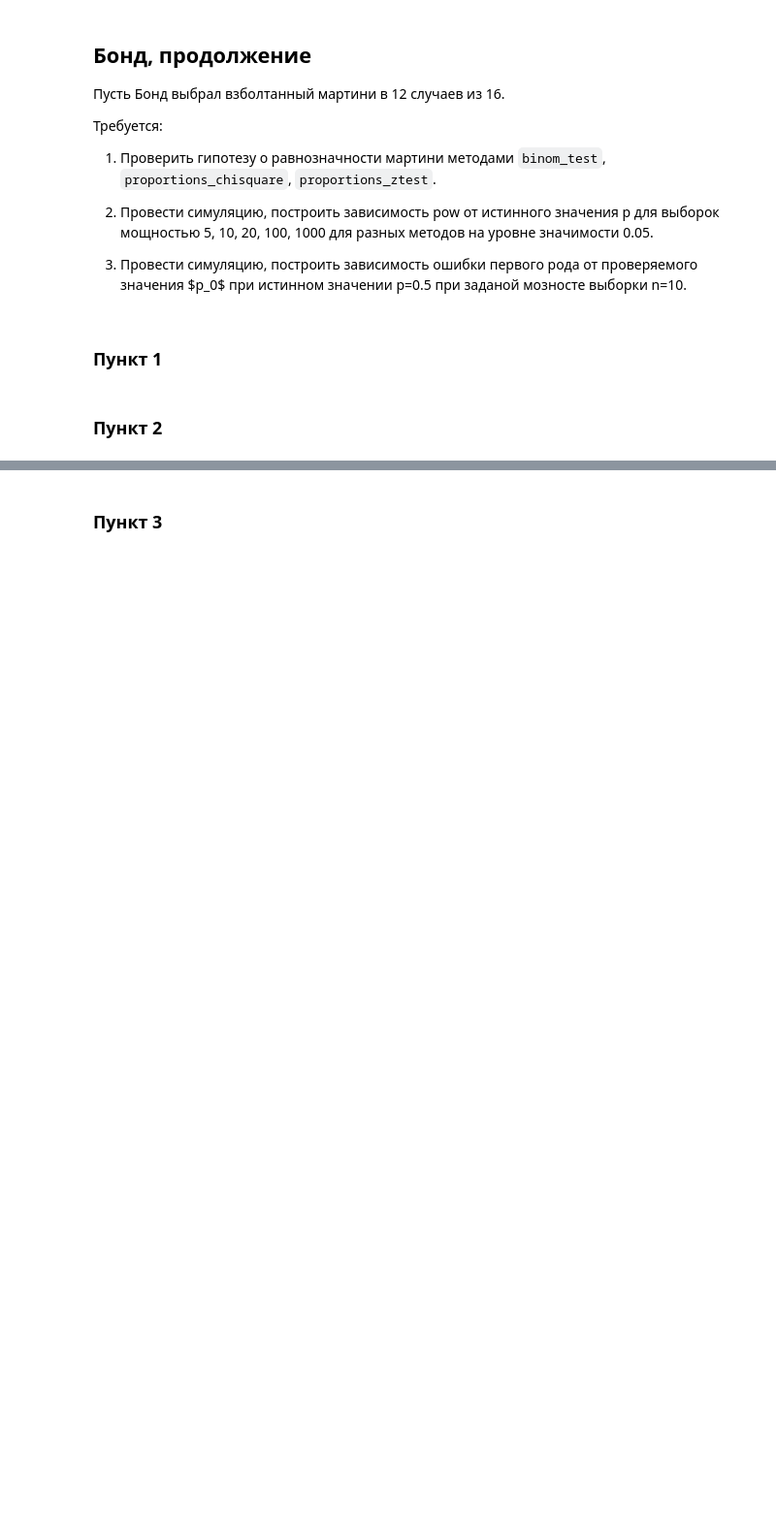
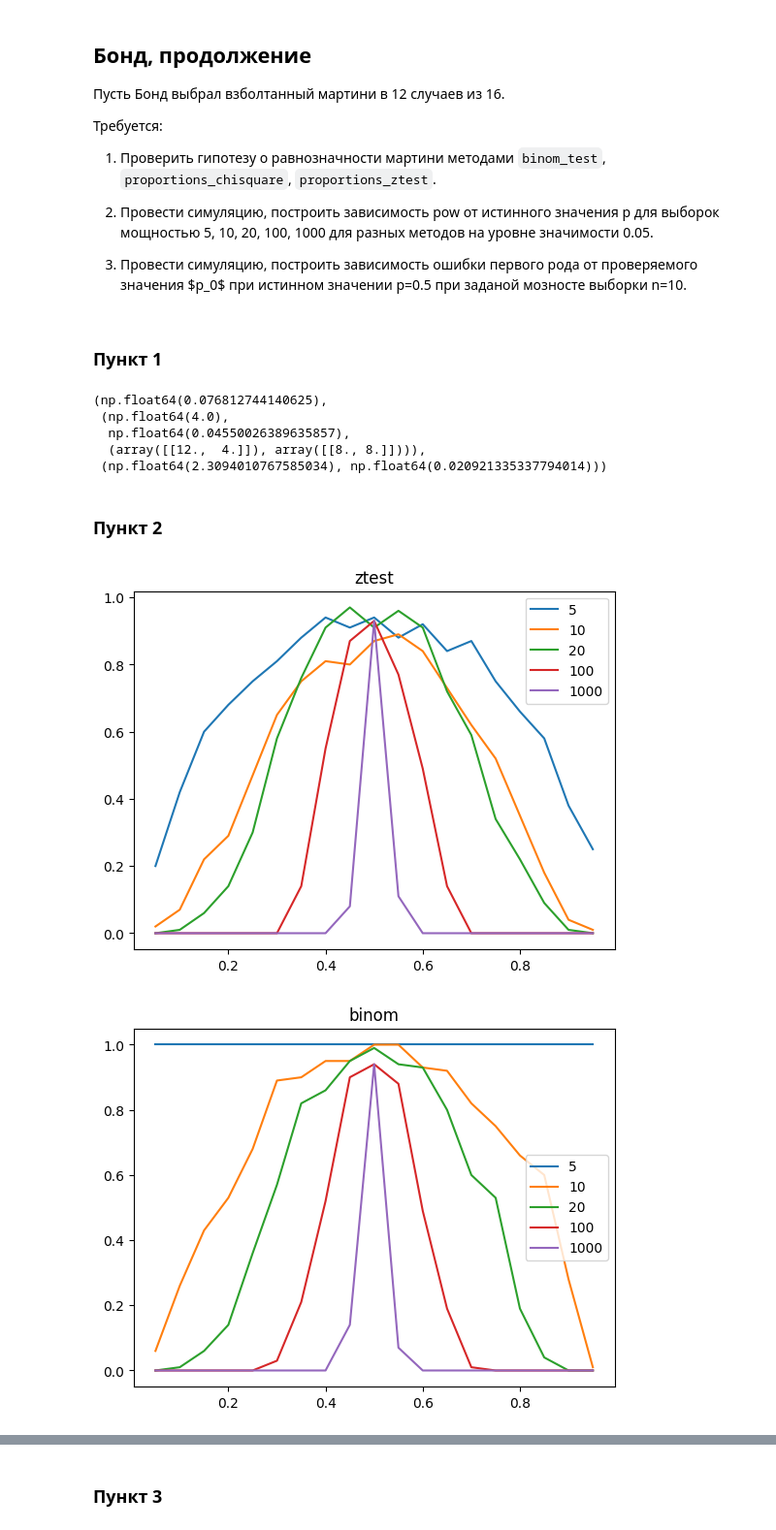
Before and after one commit to andriygav/PSAD, a Jupyter notebook: seminars/sem2/main.ipynb, the cells around one changed output, grey strips where cells are left out. Shown at 97% size. Drawn from its saved outputs; the diff is of its cells as text; code cells hidden in the pictures; blank space fills up the shorter version.

```diff
--- a/seminars/sem2/main.ipynb
+++ b/seminars/sem2/main.ipynb
@@ -78,4 +88,4 @@ $p(T) = 1 - F(T)$
 n = 20
 p0 = 0.05
 
-T = # ваш код
+T = 2
@@ -84,0 +92,3 @@ p
+# %%
+p = 1 - st.distributions.binom(n, p0).cdf(T)
+p
@@ -146,2 +164,10 @@ plt.show()
+# %%
+binom_test(12, 16, 0.5), proportions_chisquare(12, 16, 0.5), proportions_ztest(12, 16, 0.5)
+# %% [output]
+(np.float64(0.076812744140625),
+ (np.float64(4.0),
+  np.float64(0.04550026389635857),
+  (array([[12.,  4.]]), array([[8., 8.]]))),
+ (np.float64(2.3094010767585034), np.float64(0.020921335337794014)))
 # %% [markdown]
 ### Пункт 2
@@ -151,0 +174,35 @@ np.random.seed(42)
+# %%
+np.random.seed(42)
+
+def ztest(x_):
+    return proportions_ztest(x_, n, 0.5)[1] <= 0.05
+
+def binom(x_):
+    return binom_test(x_, n, 0.5) <= 0.05
+
+def chi(x_):
+    return proportions_chisquare(x_, n, 0.5)[1] <= 0.05
+
+method_to_func = {'ztest': ztest,
+                  'binom': binom,
+                  'chi': chi}
+
+for method in method_to_func:
+    for n in [5, 10, 20, 100, 1000]:
+        X = []
+        Y = []
+        for p in np.arange(0.05, 0.96, 0.05):
+            success = 0
+            for _ in range(100):
+                x_ = np.random.binomial(n, p)
+                if method_to_func[method](x_) <= 0.05:
+                    success += 1
+            X.append(p)
+            Y.append(success/100)
+        plt.plot(X,Y, label=str(n))
+    plt.legend(loc='best')
+    plt.title(method)
+    plt.show()
+# %% [output]
+[figure, added]
+[figure, added]
```
Also changed, not shown: parts of 62 cells of this notebook.
